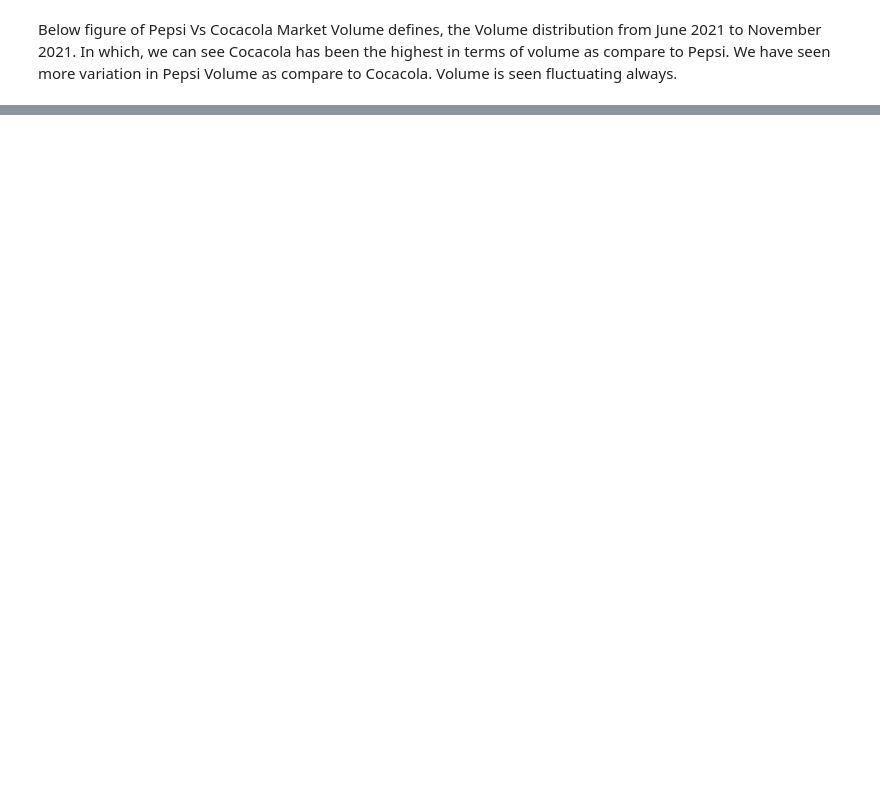
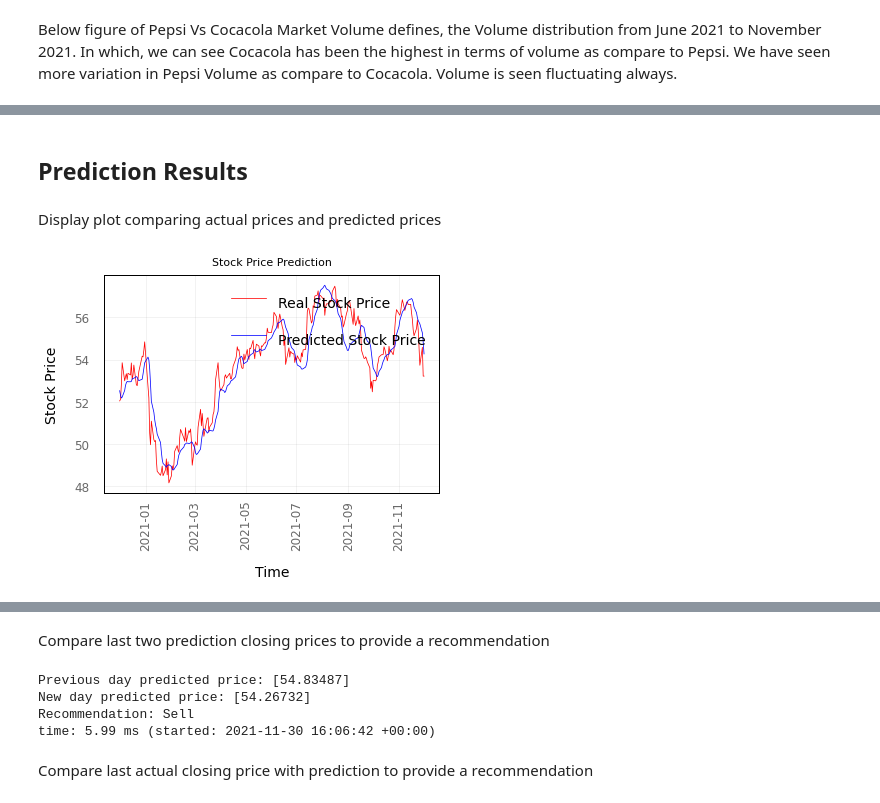
Before and after one commit to jdscifi/StockIt, a Jupyter notebook: StockIt.ipynb, the cells around one changed output, grey strips where cells are left out. Cells and saved outputs as stored; diff of their text form; code cells hidden in the pictures; blank space fills up the shorter version.

```diff
--- a/StockIt.ipynb
+++ b/StockIt.ipynb
@@ -280,0 +413,9 @@ show(p)
+# %%
+train_x = []
+train_y = []
+for i in range(WINDOW_SIZE, num_records_train-1):
+    train_x.append(train_set_scaled[i-WINDOW_SIZE:i, 0])
+    train_y.append(train_set_scaled[i+AHEAD, 0])
+
+train_x, train_y = np.array(train_x), np.array(train_y)
+train_x = np.reshape(train_x, (train_x.shape[0], train_x.shape[1], 1))
@@ -280,0 +500,11 @@ show(p)
+# %%
+inputs = train_set[-60:].append(test_set)
+inputs = inputs.values.reshape(-1, 1)
+inputs = scaler.transform(inputs)
+
+test_x = []
+for i in range(WINDOW_SIZE, inputs.shape[0]):
+    test_x.append(inputs[i-WINDOW_SIZE:i, 0])
+
+test_x = np.array(test_x)
+test_x = np.reshape(test_x, (test_x.shape[0], test_x.shape[1], 1))
@@ -280,0 +515,4 @@ show(p)
+# %%
+p = talos.Predict(t)
+predicted_stock_price = p.predict(test_x, metric='loss', asc=True)
+predicted_stock_price = scaler.inverse_transform(predicted_stock_price)
@@ -280,0 +521,19 @@ show(p)
+# %% [markdown]
+## Prediction Results
+# %% [markdown]
+Display plot comparing actual prices and predicted prices
+# %%
+prices['Date']=prices.index
+prices = prices.reset_index(drop=True)
+
+plt.plot(updated_test_set_indices,test_set.values, color = 'red', label = 'Real Stock Price')
+plt.plot(updated_test_set_indices,predicted_stock_price, color = 'blue', label = 'Predicted Stock Price')
+
+plt.title('Stock Price Prediction')
+plt.xlabel('Time')
+plt.ylabel('Stock Price')
+plt.legend()
+plt.xticks(rotation=90)
+plt.show()
+# %% [output]
+[figure, added]
@@ -280,0 +541,22 @@ show(p)
+# %% [markdown]
+Compare last two prediction closing prices to provide a recommendation
+# %%
+# Comparing prediction prices of previous day and new day
+previous_predicted_price = predicted_stock_price[-2]
+predicted_closing_price = predicted_stock_price[-1]
+
+print('Previous day predicted price:', previous_predicted_price)
+print('New day predicted price:', predicted_closing_price)
+
+if previous_predicted_price <= predicted_closing_price:
+  recommendation = 'Buy'
+else:
+  recommendation = 'Sell'
+print('Recommendation:', recommendation)
+# %% [output]
+Previous day predicted price: [54.83487]
+New day predicted price: [54.26732]
+Recommendation: Sell
+time: 5.99 ms (started: 2021-11-30 16:06:42 +00:00)
+# %% [markdown]
+Compare last actual closing price with prediction to provide a recommendation
```
Also changed, not shown: parts of 58 cells of this notebook.
